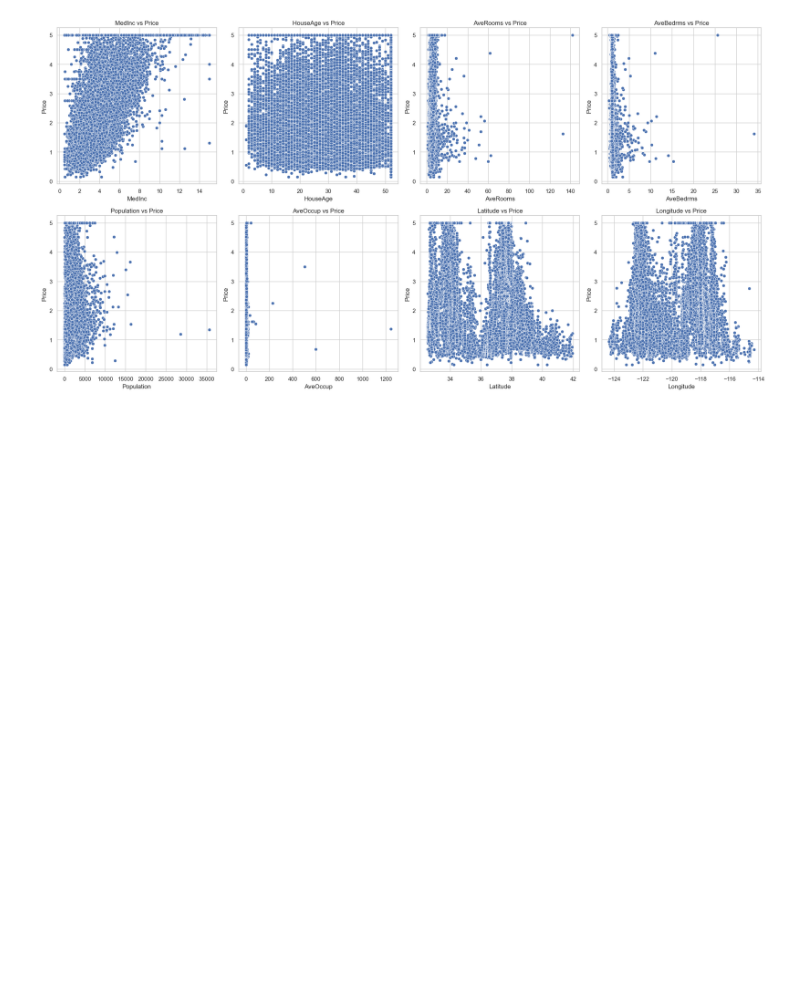
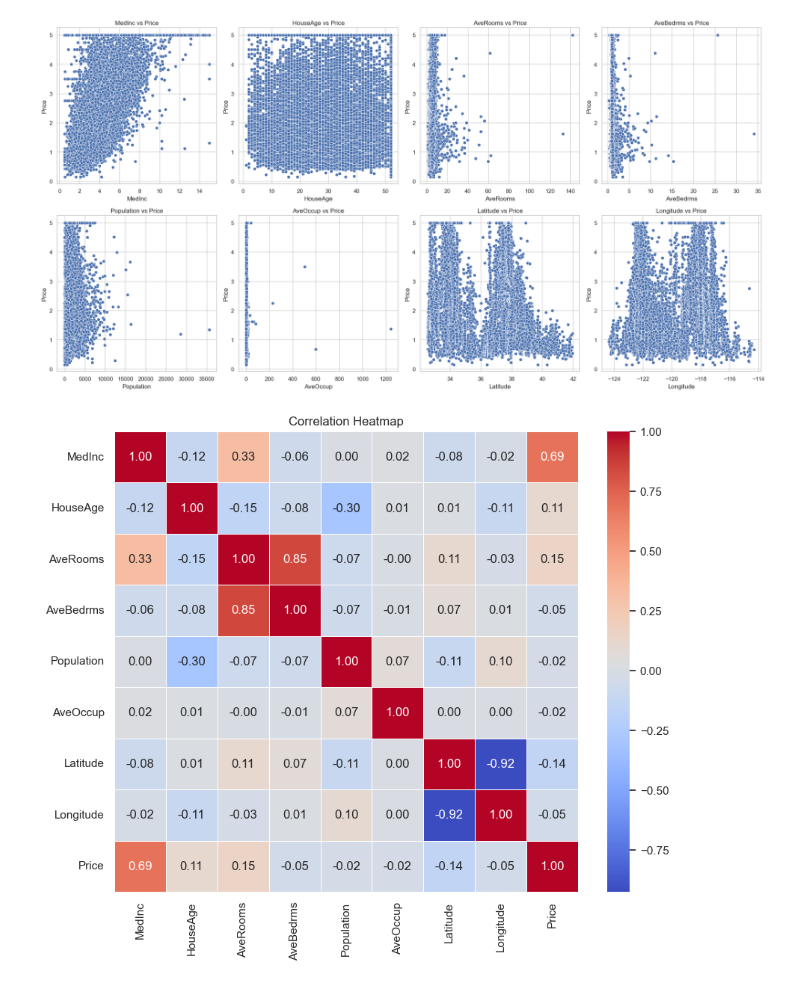
Before and after one commit to PhenomSG/California-House-Price-Prediction, a Jupyter notebook: main.ipynb, the cells around one changed output. Cells and saved outputs as stored; diff of their text form; code cells hidden in the pictures; blank space fills up the shorter version.

```diff
--- a/main.ipynb
+++ b/main.ipynb
@@ -185,3 +185,22 @@ plt.tight_layout()
 plt.show()
 # %% [output]
 [figure]
+# %%
+'''
+A heatmap to visualize the correlation between different features, including Price.
+Helps to see which features are highly correlated with the target variable [ Price ].
+'''
+# Compute the correlation matrix
+corr = df.corr()
+
+# Plot the correlation heatmap
+plt.figure(figsize=(10, 8))
+sns.heatmap(corr, annot=True, cmap='coolwarm', fmt='.2f', linewidths=0.5)
+plt.title('Correlation Heatmap')
+
+# saving plt
+#plt.savefig('housing_features_vs_price.png', format='png')
+
+plt.show()
+# %% [output]
+[figure, added]
```
